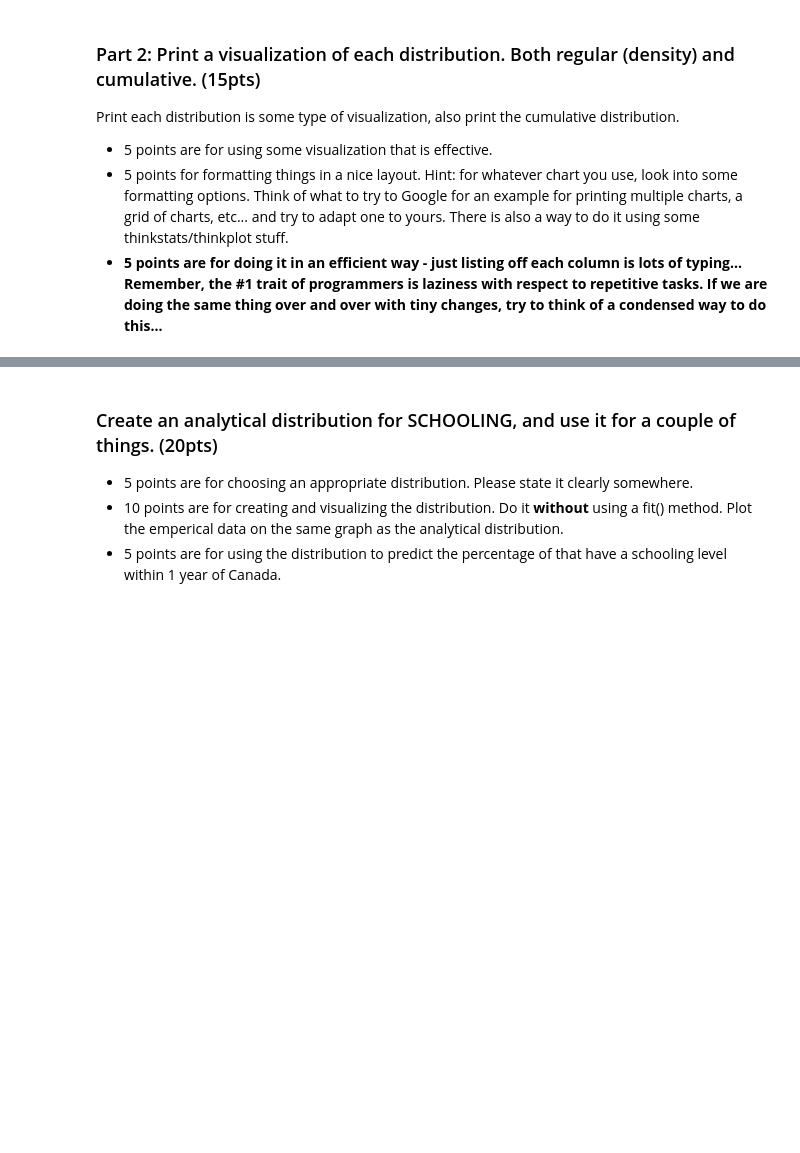
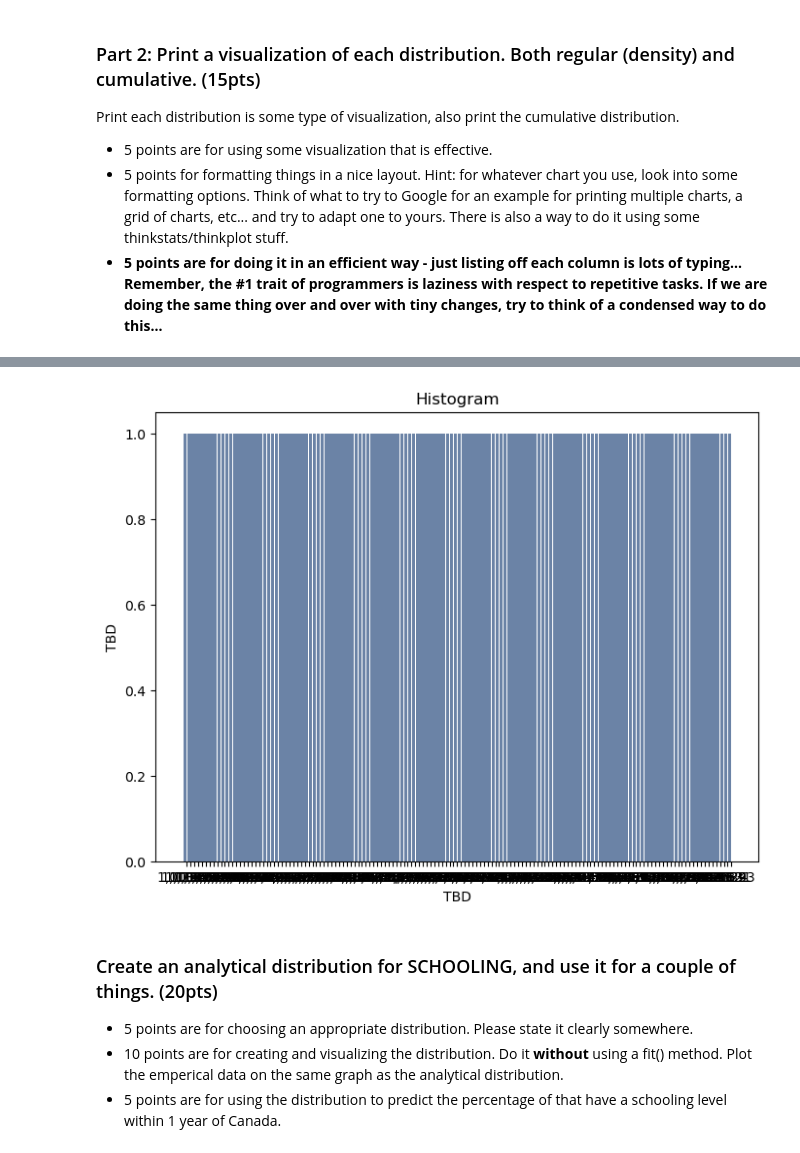
Before and after one commit to AkeemSemperDataScience/data3450-assignment-2-mlsiebold, a Jupyter notebook: START_Asn_2.ipynb, the cells around one changed output, grey strips where cells are left out. Drawn from its saved outputs; the diff is of its cells as text; code cells hidden in the pictures; blank space fills up the shorter version.

```diff
--- a/START_Asn_2.ipynb
+++ b/START_Asn_2.ipynb
@@ -148,3 +168,27 @@ Print each distribution is some type of visualization, also print the cumulative
+# %%
+#Print all distributions
+
+thinkplot.clf()                                                   # Ensures any previous plots are cleared before starting a new one
+#sns.set_palette("Set2")
+columns = df.select_dtypes(include='float').columns.to_list()       # Get list of float column names
+col_count = len(columns)
+#subplot_cols = 2                                            # Get count of float columns
+#subplot_rows = (col_count/subplot_cols)
+
+
+column = 'GDPperCapita'
+
+#for i, column in enumerate(columns):
+#thinkplot.PrePlot(9, 7, 2)                                  # Sets up a multi-panel figure (# of colors, rows, columns)
+
+#thinkplot.SubPlot(1)
+hist = thinkstats2.Hist(round(df[column], 0))                   # Hist object constructor (Note: Hist constructor can take a sequence, dictionary, pandas Series or another Hist)
+thinkplot.Hist(hist)                                            # Creates a histogram
+thinkplot.Config(title='Histogram',
+                xlabel='TBD', ylabel='TBD')
+#thinkplot.SubPlot(2)                                          # Switches to the next plot
+# %% [output]
+[figure, added]
 # %% [markdown]
 ### Create an analytical distribution for SCHOOLING, and use it for a couple of things. (20pts)
 
```
Also changed, not shown: parts of 4 cells of this notebook.
